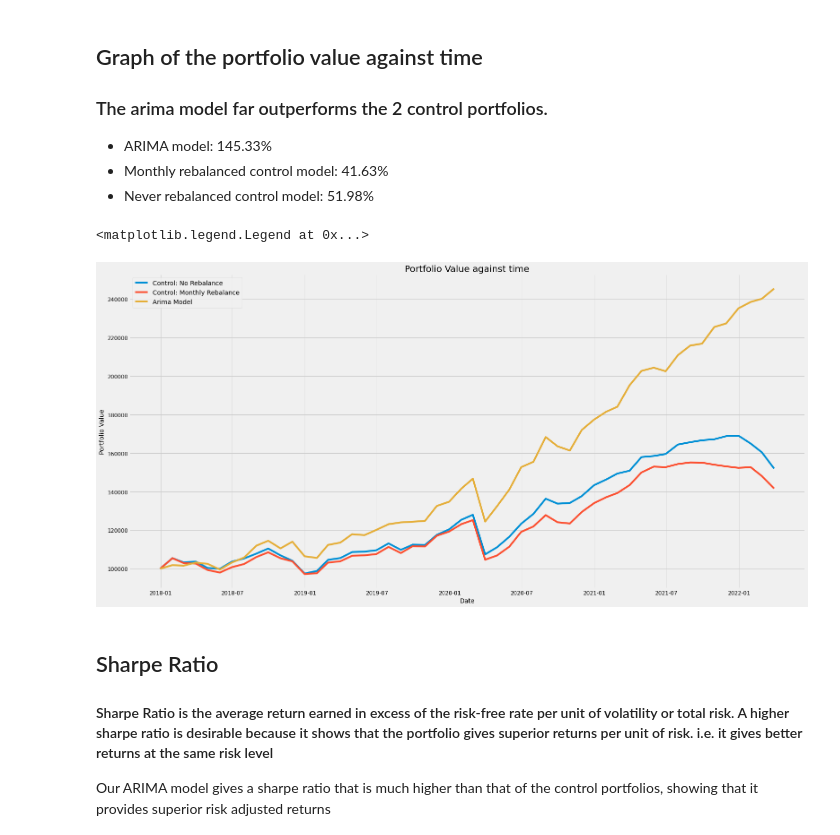
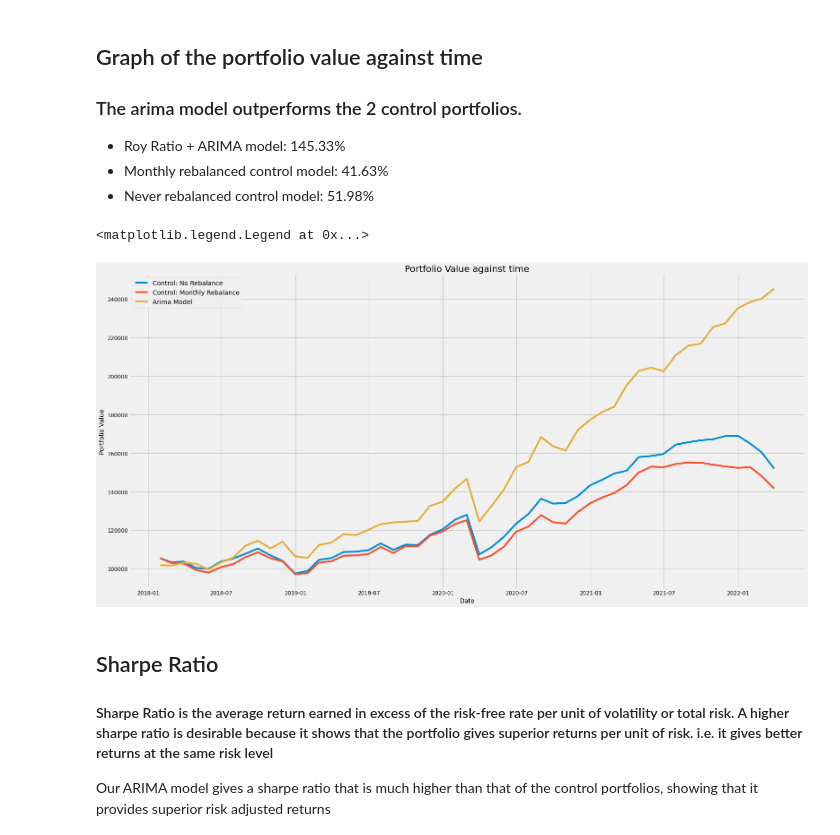
Before and after one commit to Royleong31/Stock-Portfolio-Optimiser, a Jupyter notebook: comparingModels.ipynb, the cells around one changed output. Cells and saved outputs as stored; diff of their text form; code cells hidden in the pictures.

```diff
--- a/comparingModels.ipynb
+++ b/comparingModels.ipynb
@@ -16,32 +16,32 @@ import ipynb.fs.full.controlNoRebalance as noRebalance
 import ipynb.fs.full.controlRebalanceMonthly as monthlyRebalance
 import ipynb.fs.full.arimaModel as arimaModel
 # %%
-noRebalanceData = noRebalance.portfolioValue
+noRebalanceData = noRebalance.portfolioValue[1:]
 noRebalancePortfolioValue = list(map(lambda x: x*100000, noRebalanceData))
 
 monthlyRebalanceData = monthlyRebalance.portfolioValue
 monthlyRebalancePortfolioValue = list(map(lambda x: x*100000, monthlyRebalanceData))
 # %% [markdown]
 ## Graph of the portfolio value against time
-### The arima model far outperforms the 2 control portfolios.
+### The arima model outperforms the 2 control portfolios.
 
-- ARIMA model: 145.33%
+- Roy Ratio + ARIMA model: 145.33%
 - Monthly rebalanced control model: 41.63%
 - Never rebalanced control model: 51.98%
 # %%
-x = noRebalance.data.index
+x = noRebalance.data.index[1:]
 
 f, axes = plt.subplots(figsize=(24, 12))
 plt.title('Portfolio Value against time')
 plt.xlabel('Date')
 plt.ylabel('Portfolio Value')
 plt.plot(x,noRebalancePortfolioValue)
 plt.plot(x, monthlyRebalancePortfolioValue)
-plt.plot(x, arimaModel.allPortfolioValues)
+plt.plot(x, arimaModel.portfolioValuesArr)
 plt.legend(['Control: No Rebalance', 'Control: Monthly Rebalance', 'Arima Model'])
 # %% [output]
 <matplotlib.legend.Legend at 0x...>
-[figure, old version]
+[figure, new version]
 # %% [markdown]
 ## Sharpe Ratio
 #### Sharpe Ratio is the average return earned in excess of the risk-free rate per unit of volatility or total risk. A higher sharpe ratio is desirable because it shows that the portfolio gives superior returns per unit of risk. i.e. it gives better returns at the same risk level
```
Also changed, not shown: 2 other files.
